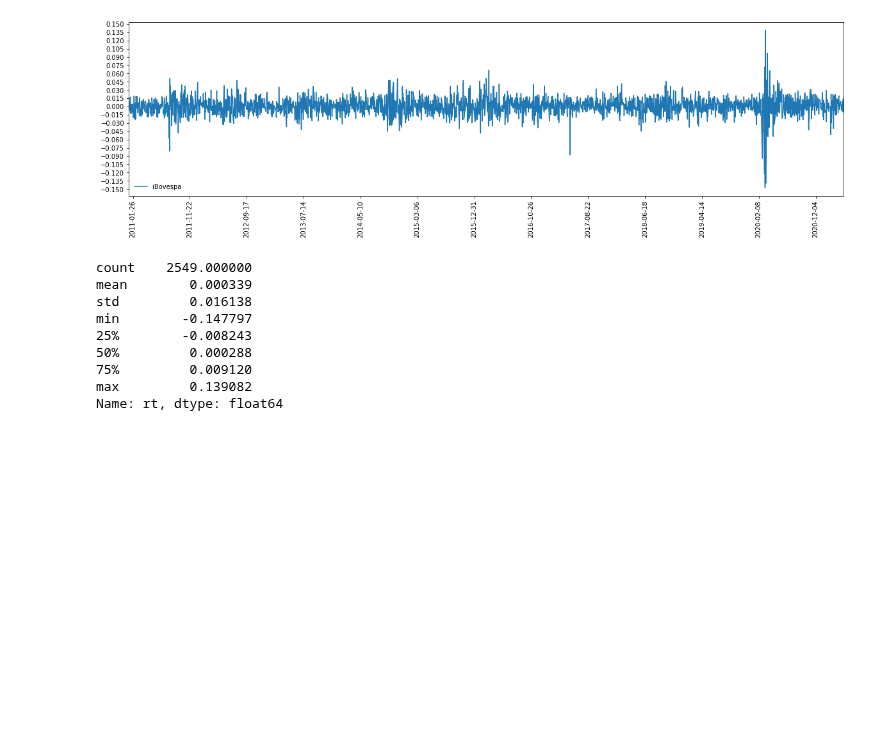
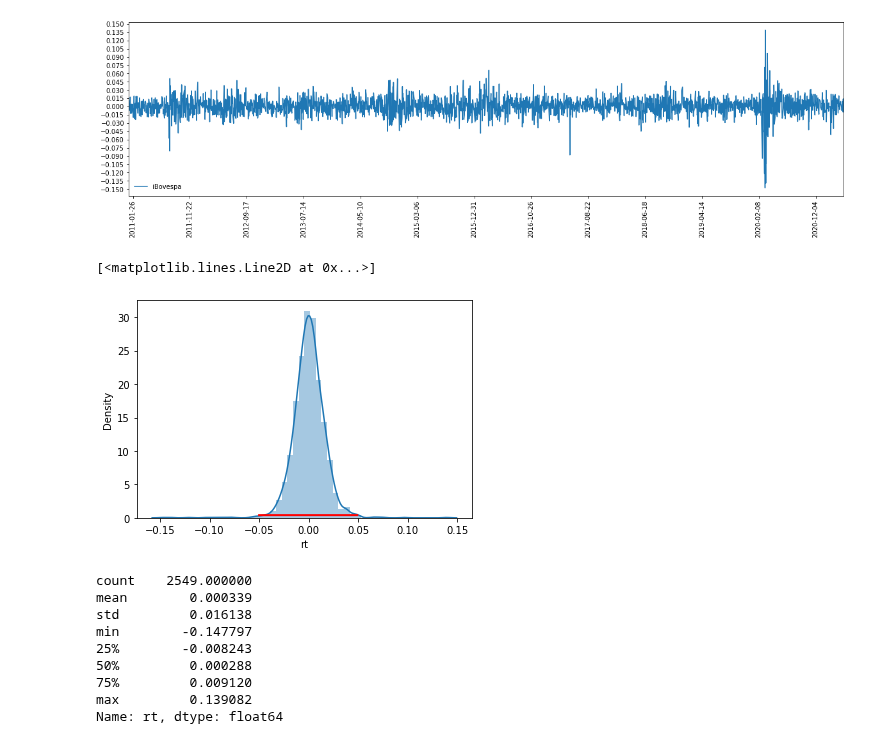
Before and after one commit to cafe-com-analytics/stock_market_index_daily_direction, a Jupyter notebook: notebooks/01_reproducing_paper_ibovespa copy.ipynb, the cells around one changed output. Drawn from its saved outputs; the diff is of its cells as text; code cells hidden in the pictures; blank space fills up the shorter version.

```diff
--- a/notebooks/01_reproducing_paper_ibovespa copy.ipynb
+++ b/notebooks/01_reproducing_paper_ibovespa copy.ipynb
@@ -177,3 +179,13 @@ plt.show();
+# %%
+ax =sns.distplot(X_train['rt'], kde=True, norm_hist=True)
+# calculate the pdf over a range of values
+xx = np.arange(-0.05, +0.05, 0.001)
+yy = stats.norm.pdf(xx)
+# and plot on the same axes that seaborn put the histogram
+ax.plot(xx, yy, 'r', lw=2)
+# %% [output]
+[<matplotlib.lines.Line2D at 0x...>]
+[figure, added]
 # %%
 sns.histplot(data=X_train, x="rt", kde=True);
 X_train['rt'].describe().T
```
Also changed, not shown: parts of 4 cells of this notebook, 1 other file.
